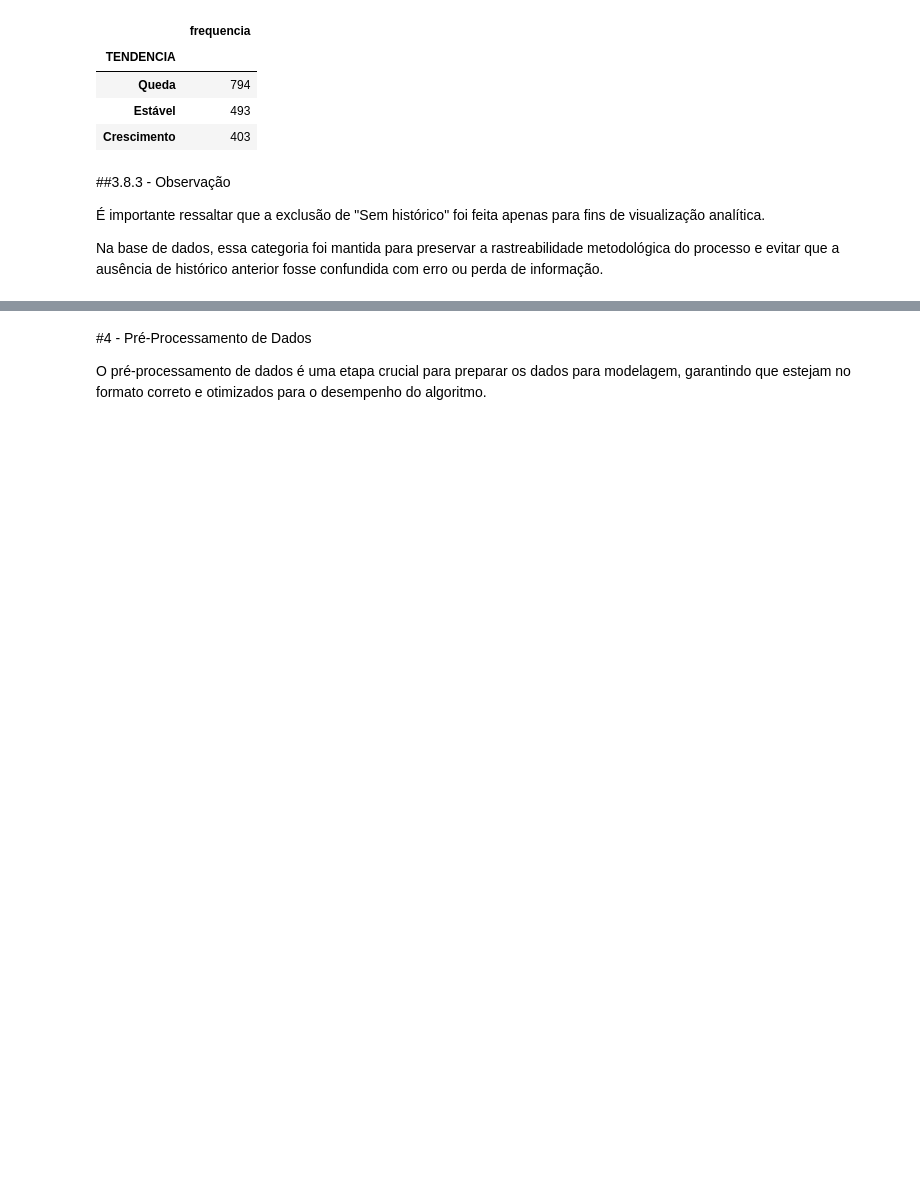
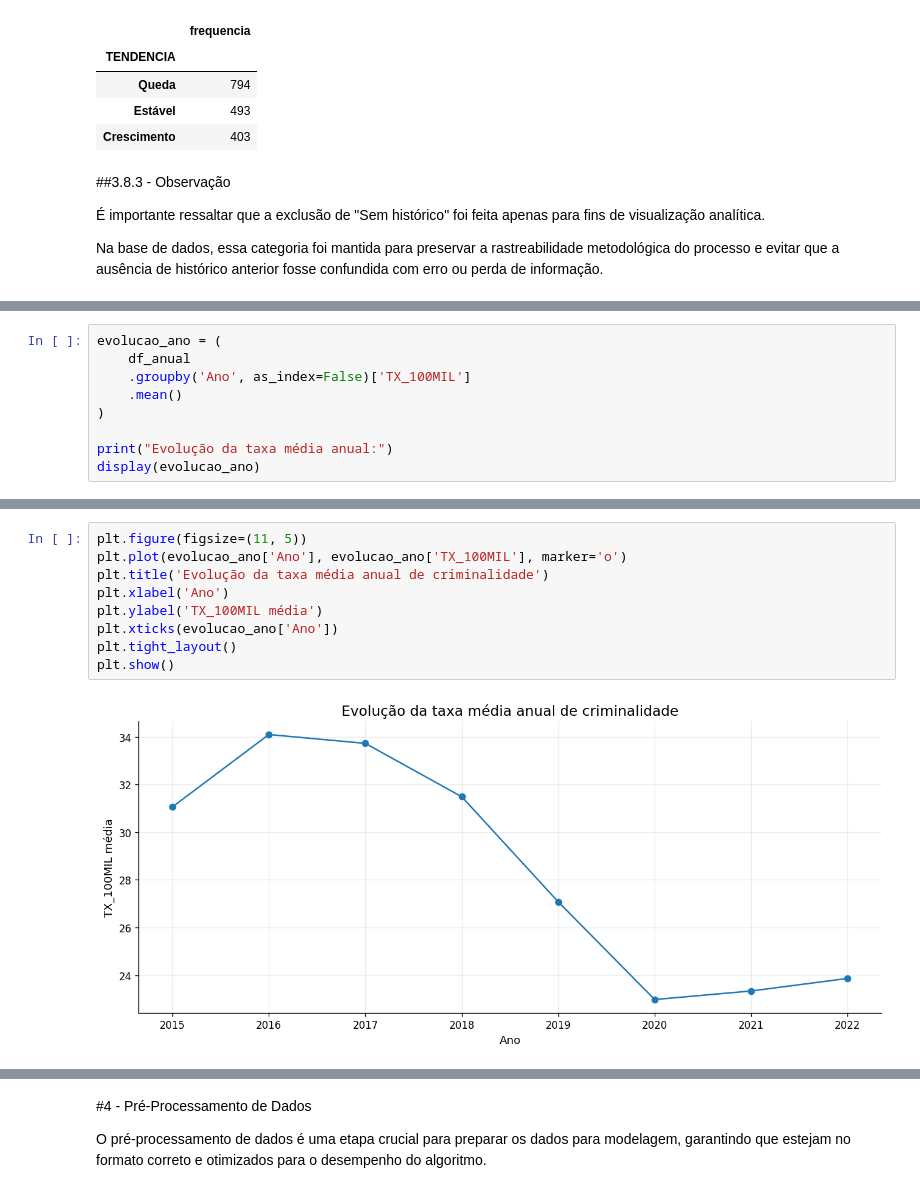
Before and after one commit to Marcelo-Silvestre/Analise_Dados_Boas_Praticas_PUCRIO, a Jupyter notebook: Notebooks/MVP_Análise_de_Dados_e_Boas_Práticas_(4052025001857).ipynb, the cells around one changed output, grey strips where cells are left out. Saved outputs shown, nothing was run; the diff lists cells and outputs as text; blank space fills up the shorter version.

```diff
--- a/Notebooks/MVP_Análise_de_Dados_e_Boas_Práticas_(4052025001857).ipynb
+++ b/Notebooks/MVP_Análise_de_Dados_e_Boas_Práticas_(4052025001857).ipynb
@@ -964,0 +719,9 @@ dtype: int64
+# %%
+evolucao_ano = (
+    df_anual
+    .groupby('Ano', as_index=False)['TX_100MIL']
+    .mean()
+)
+
+print("Evolução da taxa média anual:")
+display(evolucao_ano)
@@ -964,0 +739,11 @@ dtype: int64
+# %%
+plt.figure(figsize=(11, 5))
+plt.plot(evolucao_ano['Ano'], evolucao_ano['TX_100MIL'], marker='o')
+plt.title('Evolução da taxa média anual de criminalidade')
+plt.xlabel('Ano')
+plt.ylabel('TX_100MIL média')
+plt.xticks(evolucao_ano['Ano'])
+plt.tight_layout()
+plt.show()
+# %% [output]
+[figure, added]
```
Also changed, not shown: parts of 116 cells of this notebook.
